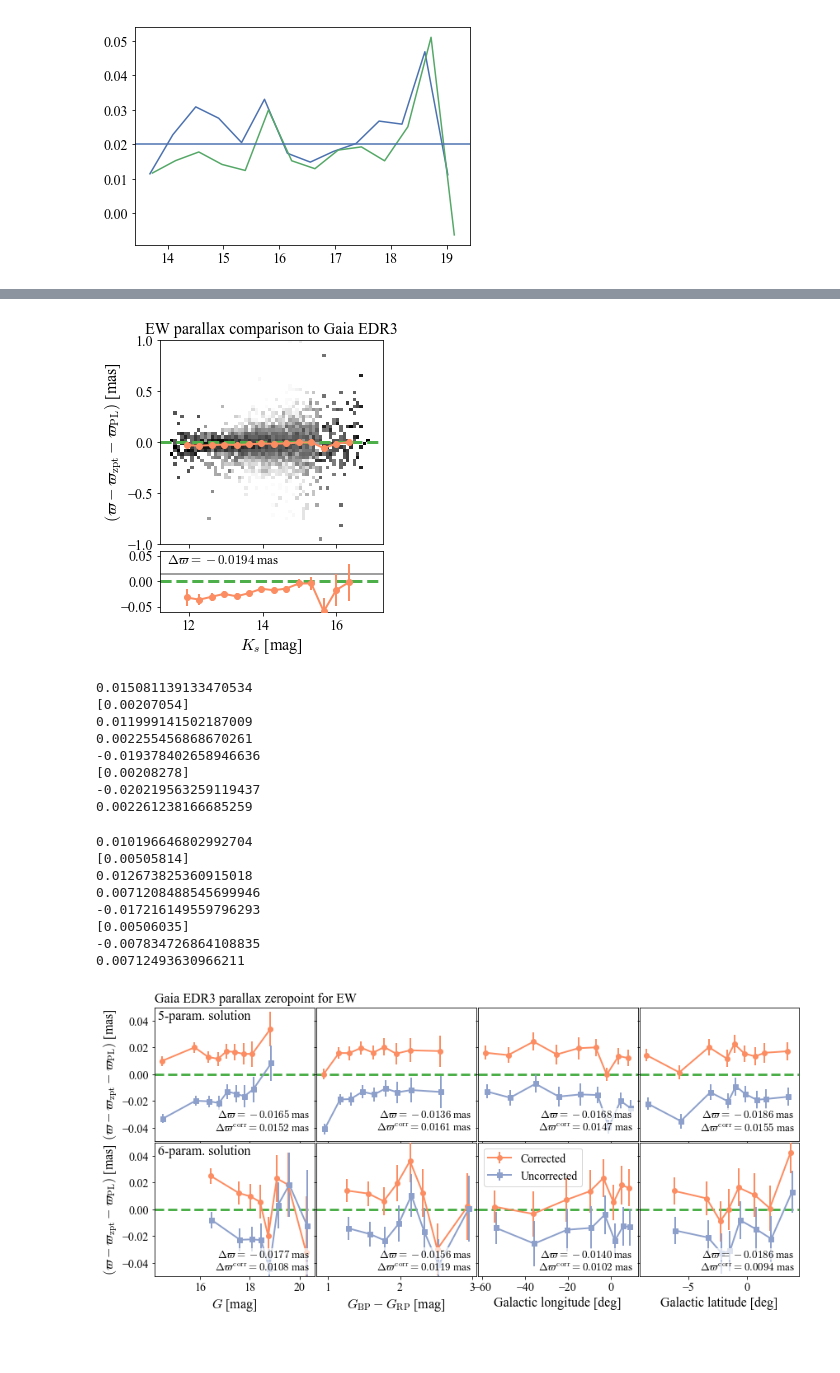
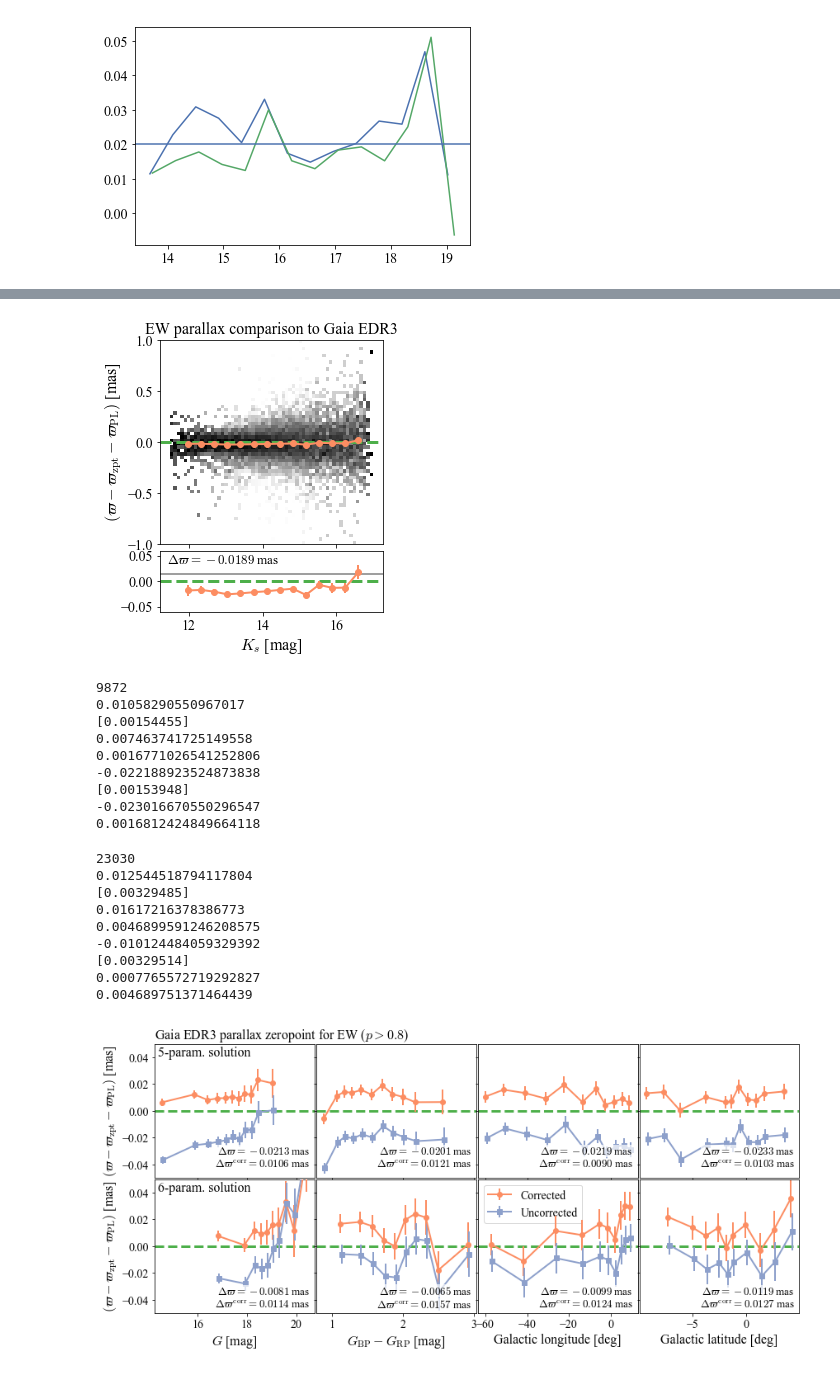
Before and after one commit to thomasmolnar/virac_classifier, a Jupyter notebook: plots/Fig23_EW.ipynb, the cells around one changed output, grey strips where cells are left out. Drawn from its saved outputs; the diff is of its cells as text; code cells hidden in the pictures.

```diff
--- a/plots/Fig23_EW.ipynb
+++ b/plots/Fig23_EW.ipynb
@@ -10,7 +10,7 @@ config.request_password()
 import sqlutilpy
 dataEW = pd.DataFrame(
          sqlutilpy.get('''
-         select * from jason_sanders.virac2_variables where prob>0.9 and class='EW' ''',
+         select * from jason_sanders.virac2_variables where prob>0.8 and class='EW' ''',
                     **config.wsdb_kwargs)
        )
 
@@ -240,12 +240,13 @@ plt.ylim(-0.06,0.06)
 # plt.ylim(-1.,1.)
 t.set_bbox({'facecolor':'white', 'alpha':0.7,'edgecolor':'None','pad':1.})
 # %% [output]
-[figure, old version]
+[figure, new version]
 # %%
 fltrG = (gg['astrometric_params_solved'].values>10.)&(gg['ruwe']<1.4)&(gg['astrometric_params_solved']==31)
 fltrG &= (gg['phot_g_mean_mag']<21)&(((gg['nu_eff_used_in_astrometry']>1.1)&(gg['nu_eff_used_in_astrometry']<1.9))
                                      |((gg['pseudocolour']>1.24)&(gg['pseudocolour']<1.72)))
-fltrG &= (np.log10(dataEW['period'])>-0.55)&(np.log10(dataEW['period'])<-0.25)
+fltrG &= (np.log10(dataEW['period'])>-0.55)&(np.log10(dataEW['period'])<-0.25)&(dist_ew>0.2)&(dist_ew<10.)
+print(np.count_nonzero(fltrG))
 #     fltrG &= np.abs(wrap(dataEW['l']))<10.
 # fltrG &= (dataEW['amp_double_3']<dataEW['amp_double_1']*(0.125+dataEW['amp_double_1']))
 zpt.load_tables()
@@ -267,19 +268,22 @@ print(np.diff(np.nanpercentile(gg['parallax'][fltrG]-False*shifts-1./dist_ew[flt
 print(np.nanmean(gg['parallax'][fltrG]-False*shifts-1./dist_ew[fltrG]))
 print(np.std(gg['parallax'][fltrG]-False*shifts-1./dist_ew[fltrG])/np.sqrt(np.count_nonzero(fltrG)))
 # %% [output]
-0.015081139133470534
-[0.00207054]
-0.011999141502187009
-0.002255456868670261
--0.019378402658946636
-[0.00208278]
--0.020219563259119437
-0.002261238166685259
+9872
+0.01058290550967017
+[0.00154455]
+0.007463741725149558
+0.0016771026541252806
+-0.022188923524873838
+[0.00153948]
+-0.023016670550296547
+0.0016812424849664118
 # %%
 fltrG = (gg['astrometric_params_solved'].values>10.)&(gg['ruwe']<1.4)&(gg['astrometric_params_solved']==95)
 fltrG &= (gg['phot_g_mean_mag']<21)&(((gg['nu_eff_used_in_astrometry']>1.1)&(gg['nu_eff_used_in_astrometry']<1.9))
                                      |((gg['pseudocolour']>1.24)&(gg['pseudocolour']<1.72)))
-fltrG &= (np.log10(dataEW['period'])>-0.55)&(np.log10(dataEW['period'])<-0.25)
+fltrG &= (np.log10(dataEW['period'])>-0.55)&(np.log10(dataEW['period'])<-0.25)&(dist_ew>0.2)&(dist_ew<10.)
+print(np.count_nonzero(fltrG))
+
 #     fltrG &= np.abs(wrap(dataEW['l']))<10.
 # fltrG &= (dataEW['amp_double_3']<dataEW['amp_double_1']*(0.125+dataEW['amp_double_1']))
 zpt.load_tables()
@@ -301,14 +305,15 @@ print(np.diff(np.nanpercentile(gg['parallax'][fltrG]-False*shifts-1./dist_ew[flt
 print(np.nanmean(gg['parallax'][fltrG]-False*shifts-1./dist_ew[fltrG]))
 print(np.std(gg['parallax'][fltrG]-False*shifts-1./dist_ew[fltrG])/np.sqrt(np.count_nonzero(fltrG)))
 # %% [output]
-0.010196646802992704
-[0.00505814]
-0.012673825360915018
-0.0071208488545699946
--0.017216149559796293
-[0.00506035]
--0.007834726864108835
-0.00712493630966211
+23030
+0.012544518794117804
+[0.00329485]
+0.01617216378386773
+0.0046899591246208575
+-0.010124484059329392
+[0.00329514]
+0.0007765572719292827
+0.004689751371464439
 # %%
 def wrap(l):
     return l-360.*(l>180.)
@@ -317,7 +322,7 @@ def running_zeropoint(astParams=31,filtr='phot_g_mean_mag',w_corr=True,nperbin=4
     fltrG = (gg['astrometric_params_solved'].values>10.)&(gg['ruwe']<1.4)&(gg['astrometric_params_solved']==astParams)
     fltrG &= (gg['phot_g_mean_mag']<21)&(((gg['nu_eff_used_in_astrometry']>1.1)&(gg['nu_eff_used_in_astrometry']<1.9))
                                          |((gg['pseudocolour']>1.24)&(gg['pseudocolour']<1.72)))
-    fltrG &= (np.log10(dataEW['period'])>-0.55)&(np.log10(dataEW['period'])<-0.25)
+    fltrG &= (np.log10(dataEW['period'])>-0.55)&(np.log10(dataEW['period'])<-0.25)&(dist_ew>0.2)&(dist_ew<10.)
 #     fltrG &= np.abs(wrap(dataEW['l']))<10.
     # fltrG &= (dataEW['amp_double_3']<dataEW['amp_double_1']*(0.125+dataEW['amp_double_1']))
     zpt.load_tables()
@@ -338,7 +343,7 @@ lbls = [r'$G$ [mag]',r'$G_\mathrm{BP}-G_\mathrm{RP}$ [mag]','Galactic longitude
 for ii, (bb,lbl) in enumerate(zip(['phot_g_mean_mag','bp_rp','l','b'],lbls)):
     a = ax[:,ii]
     plt.sca(a[0])
-    rr = running_zeropoint(31,bb, True)
+    rr = running_zeropoint(31,bb, True, nperbin=800)
     plt.errorbar(rr[0],rr[1],.5*(rr[3]-rr[2])/np.sqrt(rr[-1])*np.sqrt(np.pi/2.)
                  ,fmt='o-',color=sns.color_palette('Set2')[1],lw=2,zorder=10,label='Corrected')
 
@@ -348,7 +353,7 @@ for ii, (bb,lbl) in enumerate(zip(['phot_g_mean_mag','bp_rp','l','b'],lbls)):
                 ha='right',va='bottom',zorder=50)
     t.set_bbox({'facecolor':'white', 'alpha':0.7,'edgecolor':'None','pad':1.})
 
-    rr = running_zeropoint(31, bb, False)
+    rr = running_zeropoint(31, bb, False, nperbin=800)
     plt.errorbar(rr[0]+np.median(np.diff(rr[0]))*0.1,rr[1],.5*(rr[3]-rr[2])/np.sqrt(rr[-1])*np.sqrt(np.pi/2.)
                  ,fmt='s-',color=sns.color_palette('Set2')[2],lw=2,zorder=10,label='Uncorrected')
     # plt.axhline(np.median(rr[1]),color='gray')
@@ -362,39 +367,39 @@ for ii, (bb,lbl) in enumerate(zip(['phot_g_mean_mag','bp_rp','l','b'],lbls)):
         plt.annotate('5-param. solution',fontsize=16,xy=(0.02,0.98),va='top',ha='left',xycoords='axes fraction')
 
     plt.sca(a[1])
-    rr = running_zeropoint(95, bb, True, nperbin=600)
+    rr = running_zeropoint(95, bb, True, nperbin=2000)
     plt.errorbar(rr[0],rr[1],.5*(rr[3]-rr[2])/np.sqrt(rr[-1])*np.sqrt(np.pi/2.)
                  ,fmt='o-',color=sns.color_palette('Set2')[1],lw=2,zorder=10,label='Corrected')
 
     # plt.axhline(np.median(rr[1]),color='gray')
     t=plt.annotate(r'$\Delta\varpi^\mathrm{corr}=%0.4f$ mas'%np.nanmedian(rr[1]),
                  fontsize=13,xy=(0.97,0.02),xycoords='axes fraction',
                 ha='right',va='bottom',zorder=50)
     t.set_bbox({'facecolor':'white', 'alpha':0.7,'edgecolor':'None','pad':1.})
 
-    rr = running_zeropoint(95, bb, False, nperbin=600)
+    rr = running_zeropoint(95, bb, False, nperbin=2000)
     plt.errorbar(rr[0]+np.median(np.diff(rr[0]))*0.1,rr[1],.5*(rr[3]-rr[2])/np.sqrt(rr[-1])*np.sqrt(np.pi/2.)
                  ,fmt='s-',color=sns.color_palette('Set2')[2],lw=2,zorder=10,label='Uncorrected')
     # plt.axhline(np.median(rr[1]),color='gray')
     t=plt.annotate(r'$\Delta\varpi=%0.4f$ mas'%np.nanmedian(rr[1]),
                  fontsize=13,xy=(0.97,0.12),xycoords='axes fraction',
                 ha='right',va='bottom',zorder=50)
 
     plt.axhline(color=sns.color_palette('Set1')[2],ls='dashed',lw=3)
     plt.xlabel(lbl)
     # plt.ylabel(r'$(\varpi-\varpi_\mathrm{zpt}-\varpi_\mathrm{PL})$ [mas]')
     # plt.title('EW parallax comparison to Gaia EDR3',fontsize=16)
     plt.ylim(-0.05,0.05)
     if ii==0:
         plt.ylabel(r'$(\varpi-\varpi_\mathrm{zpt}-\varpi_\mathrm{PL})$ [mas]')
         plt.annotate('6-param. solution',fontsize=16,xy=(0.02,0.98),va='top',ha='left',xycoords='axes fraction')
     # plt.ylim(-1.,1.)
     t.set_bbox({'facecolor':'white', 'alpha':0.7,'edgecolor':'None','pad':1.})
     if ii==2:
         plt.legend(loc='upper left')
 
 plt.sca(ax[0][0])
-plt.title('Gaia EDR3 parallax zeropoint for EW', fontsize=16, loc='left')
+plt.title('Gaia EDR3 parallax zeropoint for EW ($p>0.8$)', fontsize=16, loc='left')
 plt.savefig('edr3_zpt.pdf',bbox_inches='tight')
 # %% [output]
-[figure, old version]
+[figure, new version]
```
Also changed, not shown: parts of 3 cells of this notebook, 36 other files.
